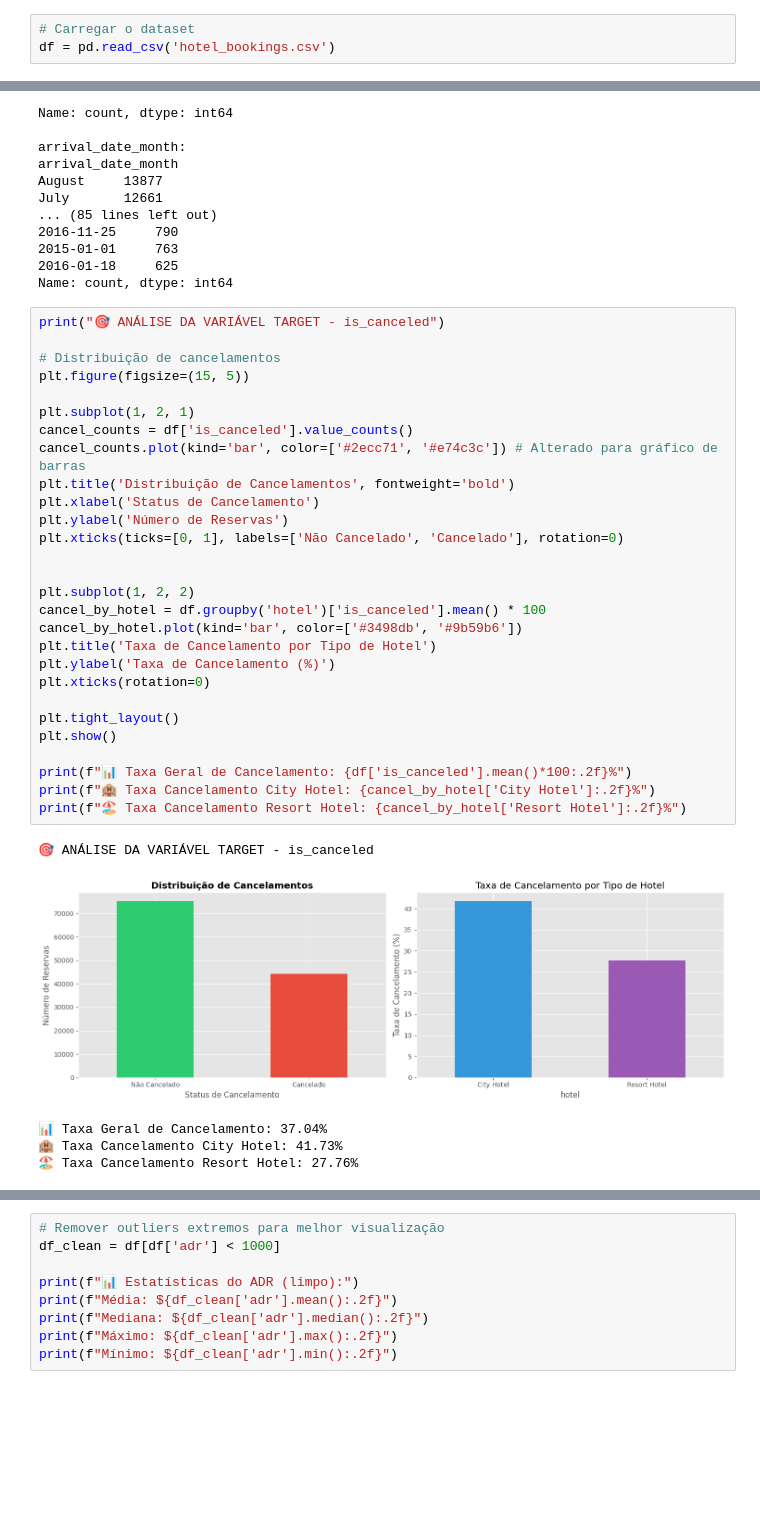
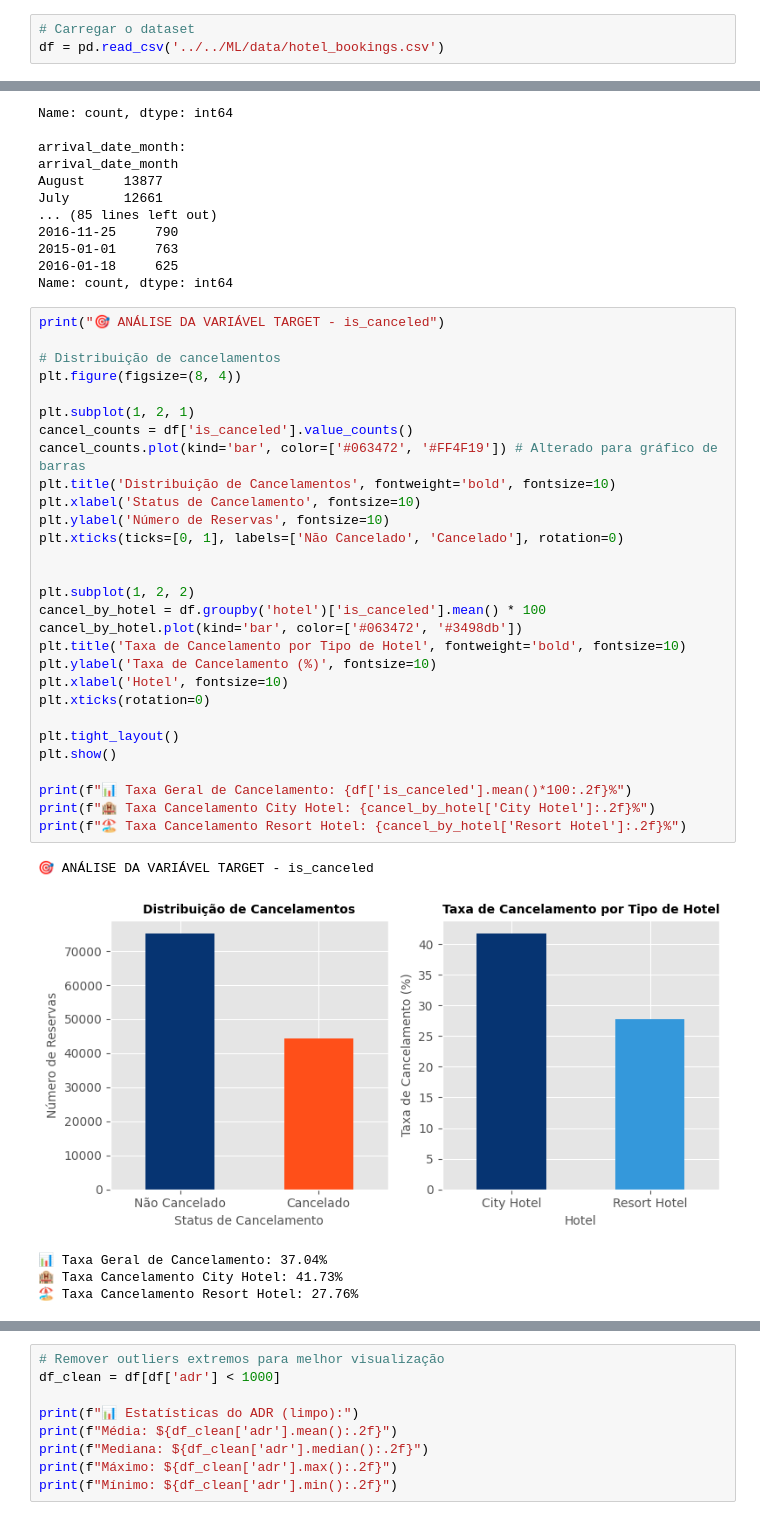
Before and after one commit to dsnato/pisi3-ufrpe, a Jupyter notebook: EDA/notebook/eda_dataset_hotel_pisi3.ipynb, the cells around one changed output, grey strips where cells are left out. Cells and saved outputs as stored; diff of their text form; blank space fills up the shorter version.

Commit message:
feat: atualizando estilização dos gráficos do eda

```diff
--- a/EDA/notebook/eda_dataset_hotel_pisi3.ipynb
+++ b/EDA/notebook/eda_dataset_hotel_pisi3.ipynb
@@ -24,7 +42,7 @@ print("✅ Bibliotecas importadas com sucesso!")
 ✅ Bibliotecas importadas com sucesso!
 # %%
 # Carregar o dataset
-df = pd.read_csv('hotel_bookings.csv')
+df = pd.read_csv('../../ML/data/hotel_bookings.csv')
 # %%
 # Primeira visualização
 print("📊 DIMENSÕES DO DATASET:")
@@ -150,34 +173,35 @@ Name: count, dtype: int64
 # %%
 print("🎯 ANÁLISE DA VARIÁVEL TARGET - is_canceled")
 
 # Distribuição de cancelamentos
-plt.figure(figsize=(15, 5))
+plt.figure(figsize=(8, 4))
 
 plt.subplot(1, 2, 1)
 cancel_counts = df['is_canceled'].value_counts()
-cancel_counts.plot(kind='bar', color=['#2ecc71', '#e74c3c']) # Alterado para gráfico de barras
-plt.title('Distribuição de Cancelamentos', fontweight='bold')
-plt.xlabel('Status de Cancelamento')
-plt.ylabel('Número de Reservas')
+cancel_counts.plot(kind='bar', color=['#063472', '#FF4F19']) # Alterado para gráfico de barras
+plt.title('Distribuição de Cancelamentos', fontweight='bold', fontsize=10)
+plt.xlabel('Status de Cancelamento', fontsize=10)
+plt.ylabel('Número de Reservas', fontsize=10)
 plt.xticks(ticks=[0, 1], labels=['Não Cancelado', 'Cancelado'], rotation=0)
 
 
 plt.subplot(1, 2, 2)
 cancel_by_hotel = df.groupby('hotel')['is_canceled'].mean() * 100
-cancel_by_hotel.plot(kind='bar', color=['#3498db', '#9b59b6'])
-plt.title('Taxa de Cancelamento por Tipo de Hotel')
-plt.ylabel('Taxa de Cancelamento (%)')
+cancel_by_hotel.plot(kind='bar', color=['#063472', '#3498db'])
+plt.title('Taxa de Cancelamento por Tipo de Hotel', fontweight='bold', fontsize=10)
+plt.ylabel('Taxa de Cancelamento (%)', fontsize=10)
+plt.xlabel('Hotel', fontsize=10)
 plt.xticks(rotation=0)
 
 plt.tight_layout()
 plt.show()
 
 print(f"📊 Taxa Geral de Cancelamento: {df['is_canceled'].mean()*100:.2f}%")
 print(f"🏨 Taxa Cancelamento City Hotel: {cancel_by_hotel['City Hotel']:.2f}%")
 print(f"🏖️ Taxa Cancelamento Resort Hotel: {cancel_by_hotel['Resort Hotel']:.2f}%")
 # %% [output]
 🎯 ANÁLISE DA VARIÁVEL TARGET - is_canceled
-[figure, old version]
+[figure, new version]
 📊 Taxa Geral de Cancelamento: 37.04%
 🏨 Taxa Cancelamento City Hotel: 41.73%
 🏖️ Taxa Cancelamento Resort Hotel: 27.76%
```
Also changed, not shown: parts of 24 cells of this notebook.
